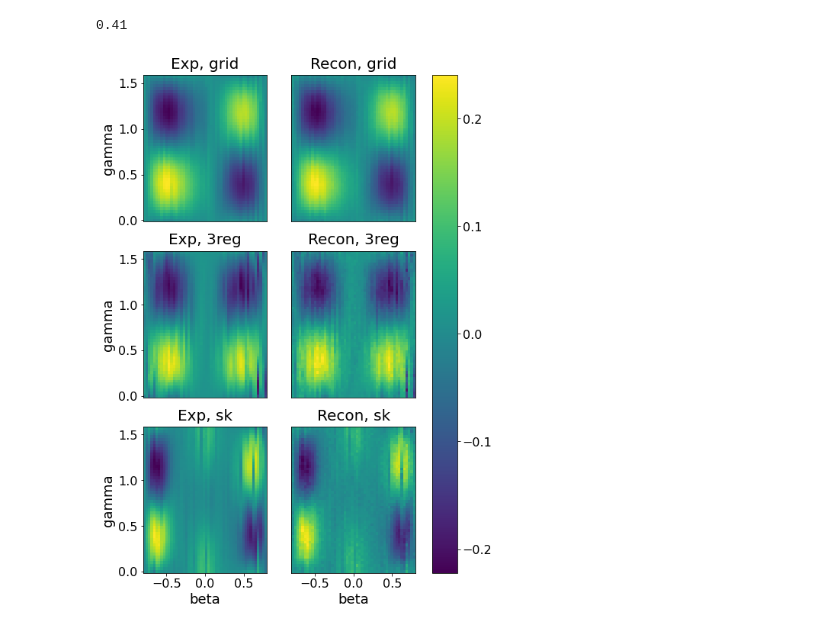
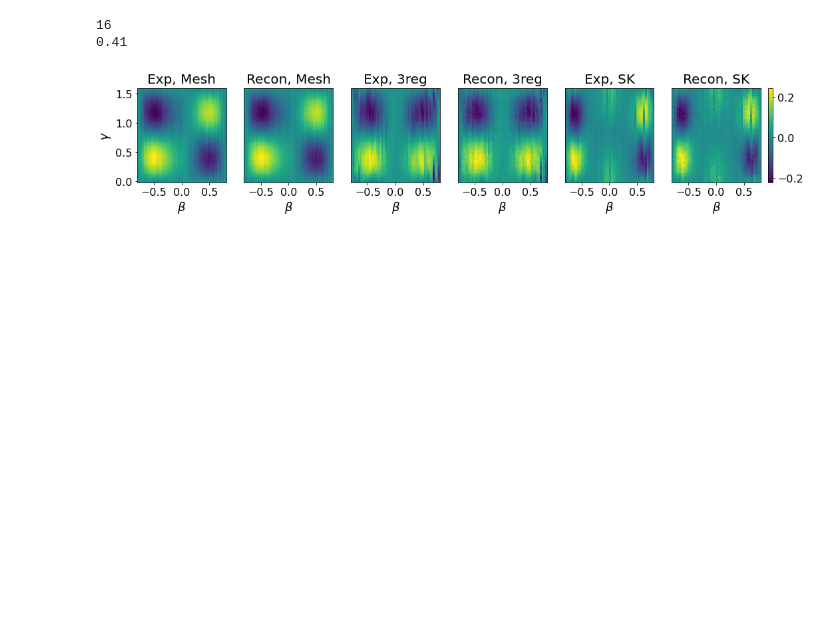
Before and after one commit to kunliu7/oscar, a Jupyter notebook: google_data/vis_google_data.ipynb, the cells around one changed output. Cells and saved outputs as stored; diff of their text form; code cells hidden in the pictures; blank space fills up the shorter version.

```diff
--- a/google_data/vis_google_data.ipynb
+++ b/google_data/vis_google_data.ipynb
@@ -227,7 +165,7 @@ def _vis_p1_recon_google_data(
     # plt.rc('font', size=28)
     # plt.rc('axes.facecolor', 'snow')
     # rcParams['axes.facecolor'] = 'white'
-    fig, axs = plt.subplots(nrows=3, ncols=2) #, figsize=(15, 20))
+    fig, axs = plt.subplots(nrows=1, ncols=6) #, figsize=(15, 20))
     fig.patch.set_facecolor('white')
     # fig.suptitle(title, y=0.92)
     axs = axs.reshape(-1)
@@ -237,6 +175,7 @@ def _vis_p1_recon_google_data(
 
     # c = ax.pcolormesh(X, Y, Z, cmap='viridis', vmin=Z.min(), vmax=Z.max())
     idx = 0
+    formal_labels = {'grid': 'Mesh', "3reg": "3reg", "sk": "SK"}
     for label, origin in origin_dict.items():
         recon = recon_dict[label]
         # axs[idx]
@@ -245,15 +184,21 @@ def _vis_p1_recon_google_data(
 
         # im = axs[idx].imshow(origin)
         im = axs[idx].pcolormesh(X, Y, origin) #, cmap='viridis', vmin=origin.min(), vmax=origin.max())
-        axs[idx].set_title(f"Exp, {label}", y=title_y)
+        axs[idx].set_title(f"Exp, {formal_labels[label]}", y=title_y)
+        if idx == 0:
+            axs[idx].set_ylabel(r'$\gamma$')
+        else:
+            axs[idx].set_yticks([])
+        axs[idx].set_xlabel(r'$\beta$')
         if true_optima:
             axs[idx].plot(true_optima[1], true_optima[0], marker="o", color='red', markersize=7, label="true optima")
 
-        if idx >= 4:
-            axs[idx].set_xlabel('beta')
-        else:
-            axs[idx].set_xticks([])
-        axs[idx].set_ylabel('gamma')
+        # if idx >= 4:
+        #     axs[idx].set_xlabel('beta')
+        # else:
+        #     axs[idx].set_xticks([])
+
+
         # axs[idx].set_xticks([])
         # axs[idx].set_yticks([])
         # axs[idx].set_xlim(bottom=full_range['beta'][0], top=full_range['beta'][-1])
@@ -261,15 +206,13 @@ def _vis_p1_recon_google_data(
         # axs[idx].set_ylim(bottom=bounds['gamma'][0], top=bounds['gamma'][1])
 
         # im = axs[idx + 3].imshow(recon)
-        im = axs[idx + 1].pcolormesh(X, Y, recon)
-        axs[idx + 1].set_title(f"Recon, {label}", y=title_y)
+        recon_idx = idx + 1
+        im = axs[recon_idx].pcolormesh(X, Y, recon)
+        axs[recon_idx].set_title(f"Recon, {formal_labels[label]}", y=title_y)
+        axs[recon_idx].set_yticks([])
+        axs[recon_idx].set_xlabel(r'$\beta$')
         if true_optima:
-            axs[idx + 1].plot(true_optima[1], true_optima[0], marker="o", color='red', markersize=7, label="true optima")
-        axs[idx + 1].set_yticks([])
-        if idx + 1 >= 4:
-            axs[idx + 1].set_xlabel('beta')
-        else:
-            axs[idx + 1].set_xticks([])
+            axs[recon_idx].plot(true_optima[1], true_optima[0], marker="o", color='red', markersize=7, label="true optima")
 
         # axs[idx + 1].set_ylabel('gamma')
         # axs[idx + 3].set_xlim(left=bounds['beta'][0], right=bounds['beta'][1])
@@ -305,10 +248,11 @@ def _vis_p1_recon_google_data(
 
     # plt.legend()
     # fig.colorbar(im, ax=[axs[i] for i in range(6)], pad=0.01)
-    fig.colorbar(im, ax=[axs[i] for i in range(6)])
+    fig.colorbar(im, ax=[axs[i] for i in range(6)], pad=0.01)
     # plt.title(title)
     # plt.subtitle(title)
     # fig.savefig(save_path, dpi=600, bbox_inches='tight')
+    # fig.tight_layout()
     fig.savefig(save_path, bbox_inches='tight', dpi=1000)
     plt.show()
     plt.close('all')
@@ -323,6 +267,8 @@ recon_path_dict = {
 origin_dict = {}
 recon_dict = {}
 # sfs = np.arange(0.05, 0.3, 0.02)
+sfs = np.arange(0.05, 0.5, 0.03)
+print(len(sfs))
 idx = -7
 # sf = sfs[idx]
 sf = 0.410
@@ -352,32 +298,33 @@ for label in labels:
 
 bounds = get_bounds()
 full_range = {
     "beta": np.linspace(bounds['beta'][0],
         bounds['beta'][1],
         origin.shape[1]),
     "gamma": np.linspace(bounds['gamma'][0], bounds['gamma'][1], origin.shape[0]),
 }
 
 params = {'legend.fontsize': 10,
-          'figure.figsize': (8, 12),
+          'figure.figsize': (20, 2.6),
          'axes.labelsize': 18, #'x-large',
          'axes.titlesize': 20, #'x-large',
          'xtick.labelsize': 16,
          'ytick.labelsize': 16}
 plt.rcParams.update(params)
 
 
 figdir = './google_data'
 _vis_p1_recon_google_data(
     origin_dict=origin_dict,
     recon_dict=recon_dict,
     full_range=full_range,
     bounds=None,
     true_optima=None,
     title=f'Google Data, sampling fraction: {sf:.3f}',
     save_path=f'../paper_figs/google_data_sf{sf:.3f}.pdf',
     title_y=1.015
 )
 # %% [output]
+16
 0.41
-[figure, old version]
+[figure, new version]
```
Also changed, not shown: parts of 11 cells of this notebook.
